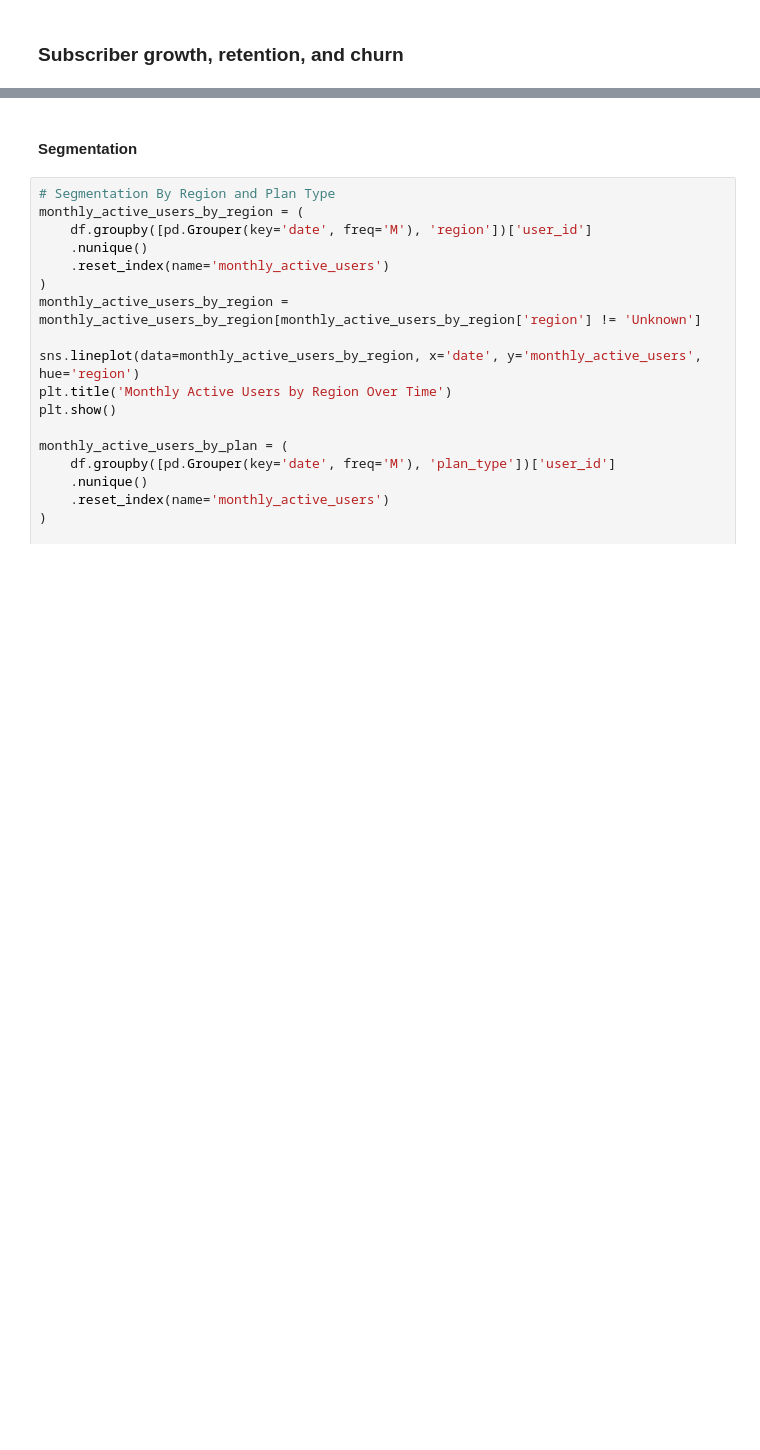
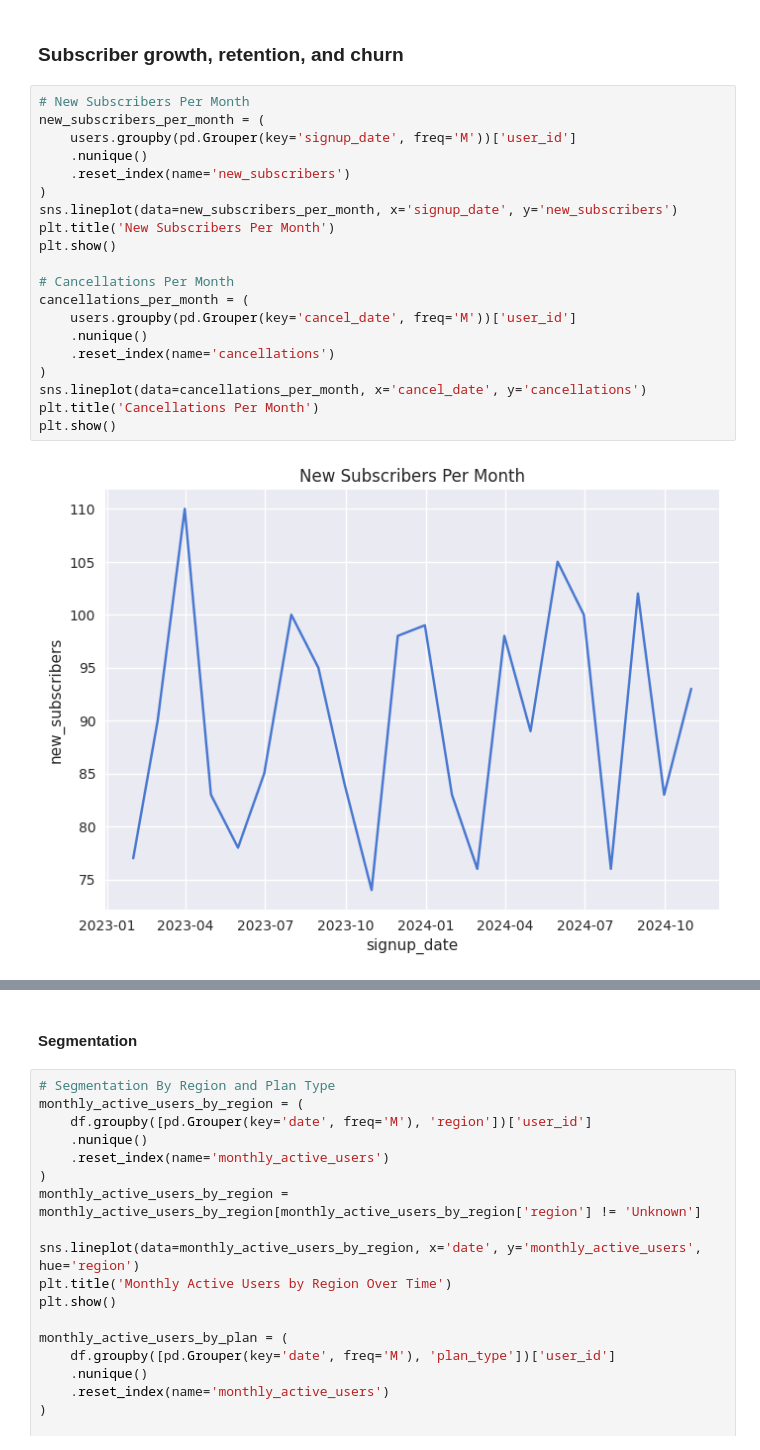
Before and after one commit to jasonho318/finance-analytics-project, a Jupyter notebook: Platform Engagement & Growth Analytics.ipynb, the cells around one changed output, grey strips where cells are left out. Saved outputs shown, nothing was run; the diff lists cells and outputs as text; blank space fills up the shorter version.

```diff
--- a/Platform Engagement & Growth Analytics.ipynb
+++ b/Platform Engagement & Growth Analytics.ipynb
@@ -881,2 +899,24 @@ Index(['session_id', 'date', 'watch_duration_min', 'watch_completion_pct',
 # %% [markdown]
 ### Subscriber growth, retention, and churn
+# %%
+# New Subscribers Per Month
+new_subscribers_per_month = (
+    users.groupby(pd.Grouper(key='signup_date', freq='M'))['user_id']
+    .nunique()
+    .reset_index(name='new_subscribers')
+)
+sns.lineplot(data=new_subscribers_per_month, x='signup_date', y='new_subscribers')
+plt.title('New Subscribers Per Month')
+plt.show()
+
+# Cancellations Per Month
+cancellations_per_month = (
+    users.groupby(pd.Grouper(key='cancel_date', freq='M'))['user_id']
+    .nunique()
+    .reset_index(name='cancellations')
+)
+sns.lineplot(data=cancellations_per_month, x='cancel_date', y='cancellations')
+plt.title('Cancellations Per Month')
+plt.show()
+# %% [output]
+[figure, added]
```
Also changed, not shown: parts of 11 cells of this notebook.
